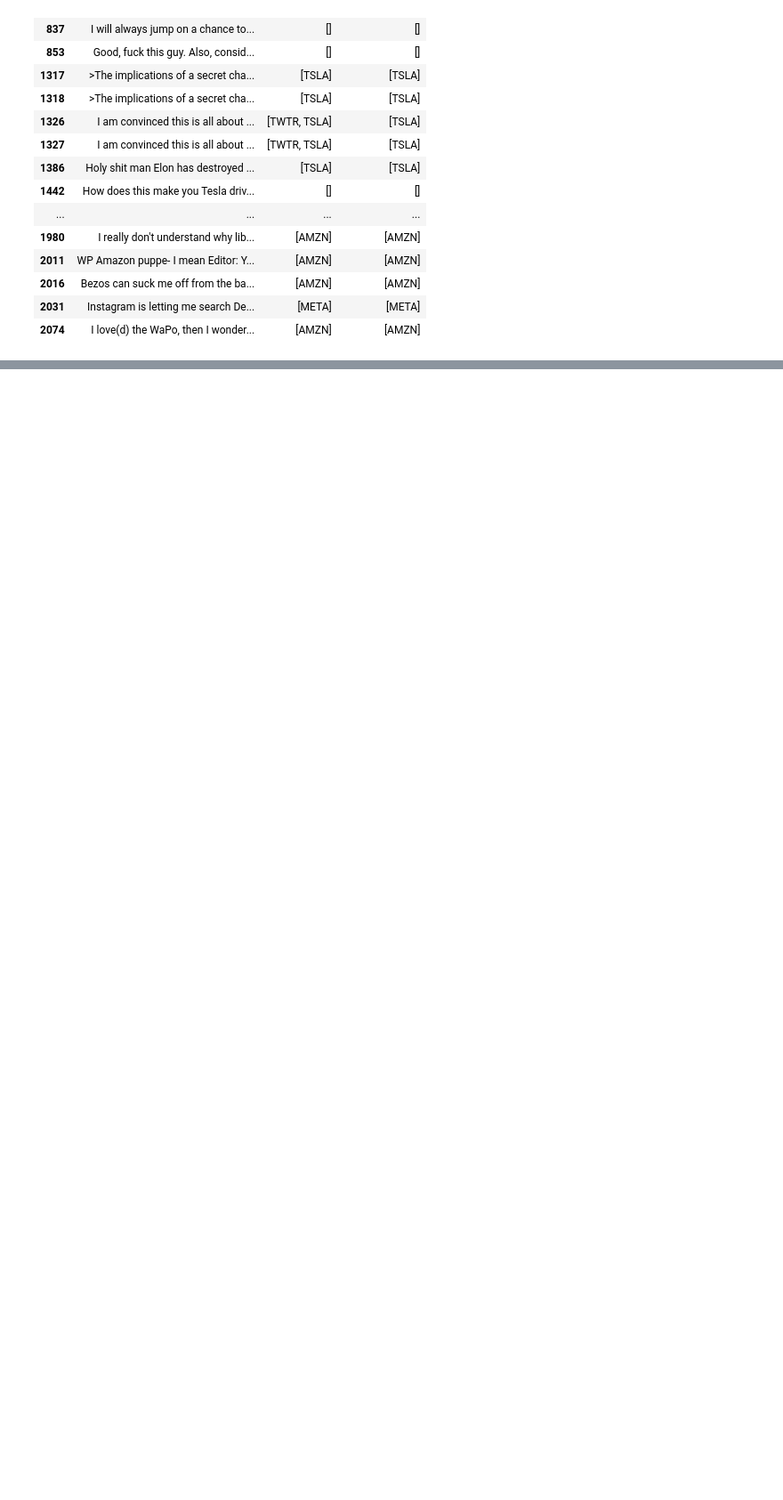
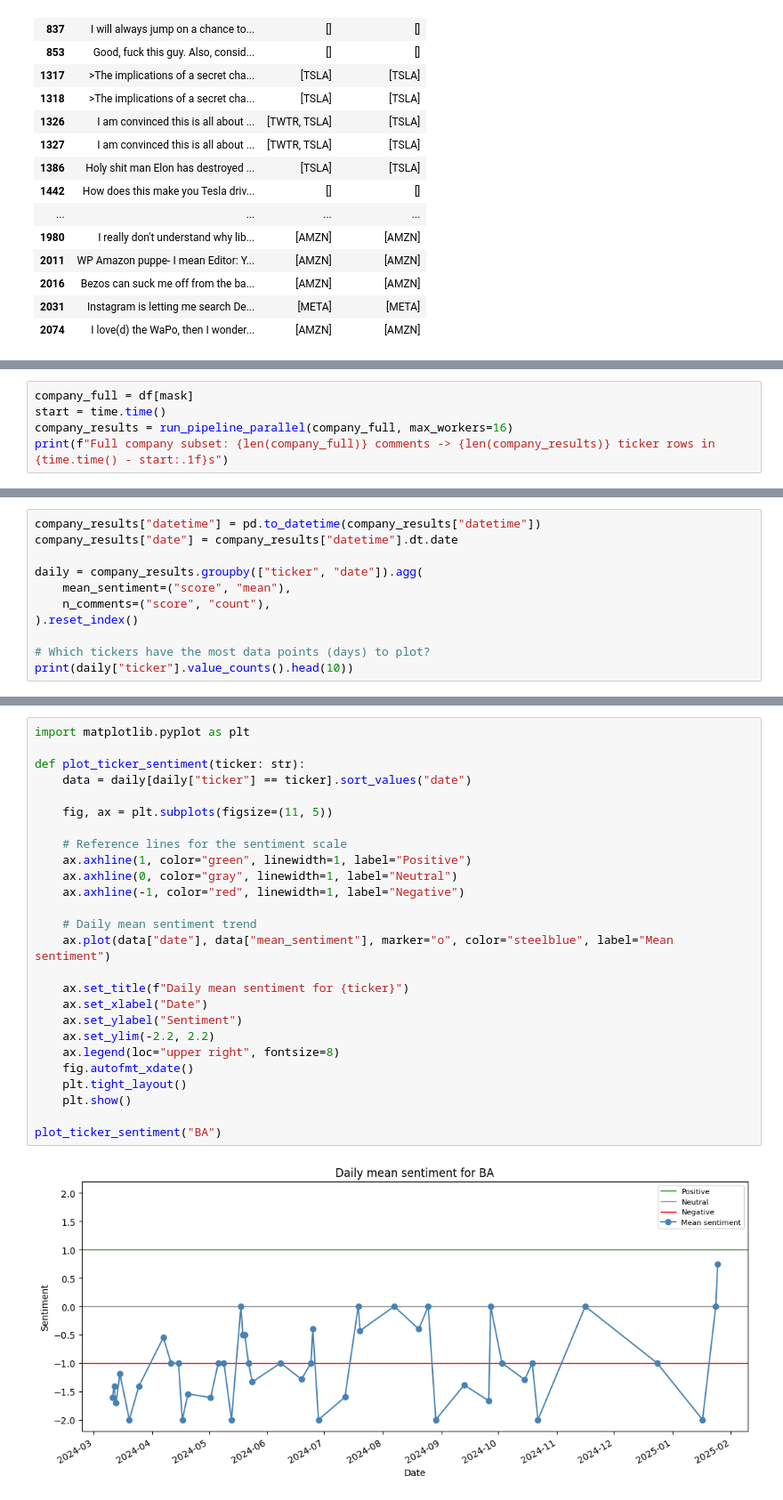
Before and after one commit to giondu/cineca_project, a Jupyter notebook: hugo/LLAMA_of_WallStreet_Hugo.ipynb, the cells around one changed output, grey strips where cells are left out. Shown at 89% size. Cells and saved outputs as stored; diff of their text form; blank space fills up the shorter version.

Commit message:
Add sentiment pipeline, BA price comparison and lag correlation analysis

```diff
--- a/hugo/LLAMA_of_WallStreet_Hugo.ipynb
+++ b/hugo/LLAMA_of_WallStreet_Hugo.ipynb
@@ -707,0 +1090,5 @@ comparison[["comments", "broad", "broad_validated"]]
+# %%
+company_full = df[mask]
+start = time.time()
+company_results = run_pipeline_parallel(company_full, max_workers=16)
+print(f"Full company subset: {len(company_full)} comments -> {len(company_results)} ticker rows in {time.time() - start:.1f}s")
@@ -707,0 +1097,11 @@ comparison[["comments", "broad", "broad_validated"]]
+# %%
+company_results["datetime"] = pd.to_datetime(company_results["datetime"])
+company_results["date"] = company_results["datetime"].dt.date
+
+daily = company_results.groupby(["ticker", "date"]).agg(
+    mean_sentiment=("score", "mean"),
+    n_comments=("score", "count"),
+).reset_index()
+
+# Which tickers have the most data points (days) to plot?
+print(daily["ticker"].value_counts().head(10))
@@ -707,0 +1121,28 @@ comparison[["comments", "broad", "broad_validated"]]
+# %%
+import matplotlib.pyplot as plt
+
+def plot_ticker_sentiment(ticker: str):
+    data = daily[daily["ticker"] == ticker].sort_values("date")
+
+    fig, ax = plt.subplots(figsize=(11, 5))
+
+    # Reference lines for the sentiment scale
+    ax.axhline(1, color="green", linewidth=1, label="Positive")
+    ax.axhline(0, color="gray", linewidth=1, label="Neutral")
+    ax.axhline(-1, color="red", linewidth=1, label="Negative")
+
+    # Daily mean sentiment trend
+    ax.plot(data["date"], data["mean_sentiment"], marker="o", color="steelblue", label="Mean sentiment")
+
+    ax.set_title(f"Daily mean sentiment for {ticker}")
+    ax.set_xlabel("Date")
+    ax.set_ylabel("Sentiment")
+    ax.set_ylim(-2.2, 2.2)
+    ax.legend(loc="upper right", fontsize=8)
+    fig.autofmt_xdate()
+    plt.tight_layout()
+    plt.show()
+
+plot_ticker_sentiment("BA")
+# %% [output]
+[figure, added]
```
Also changed, not shown: parts of 34 cells of this notebook, 4 other files.
